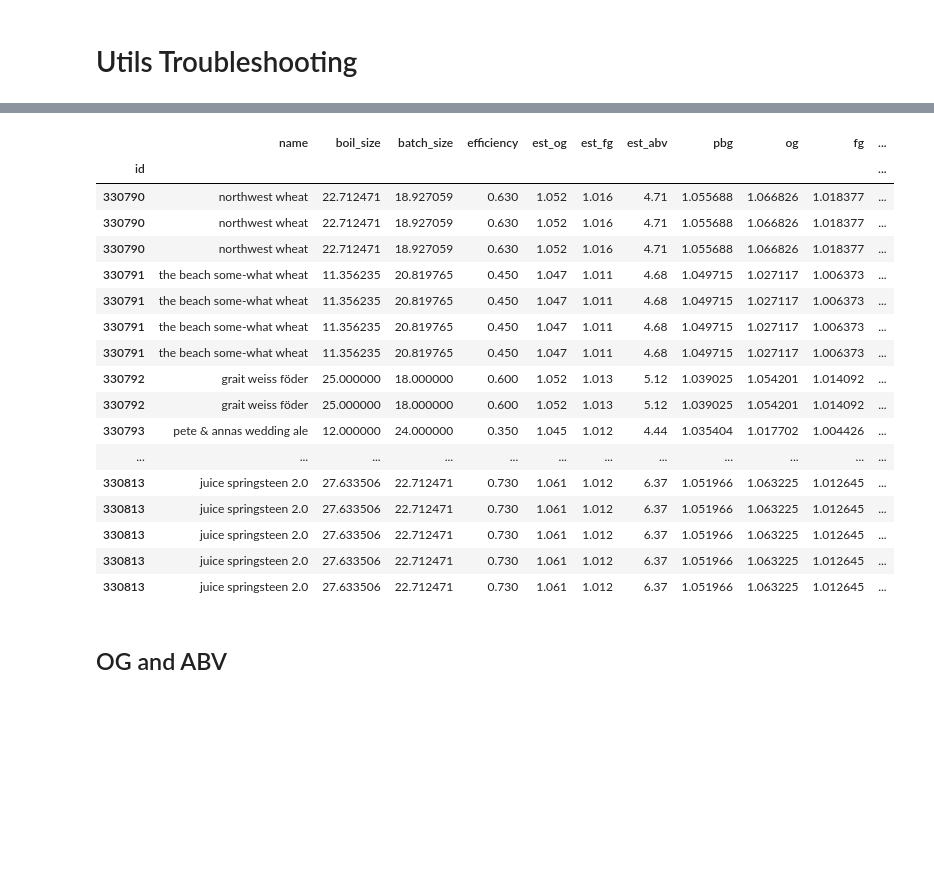
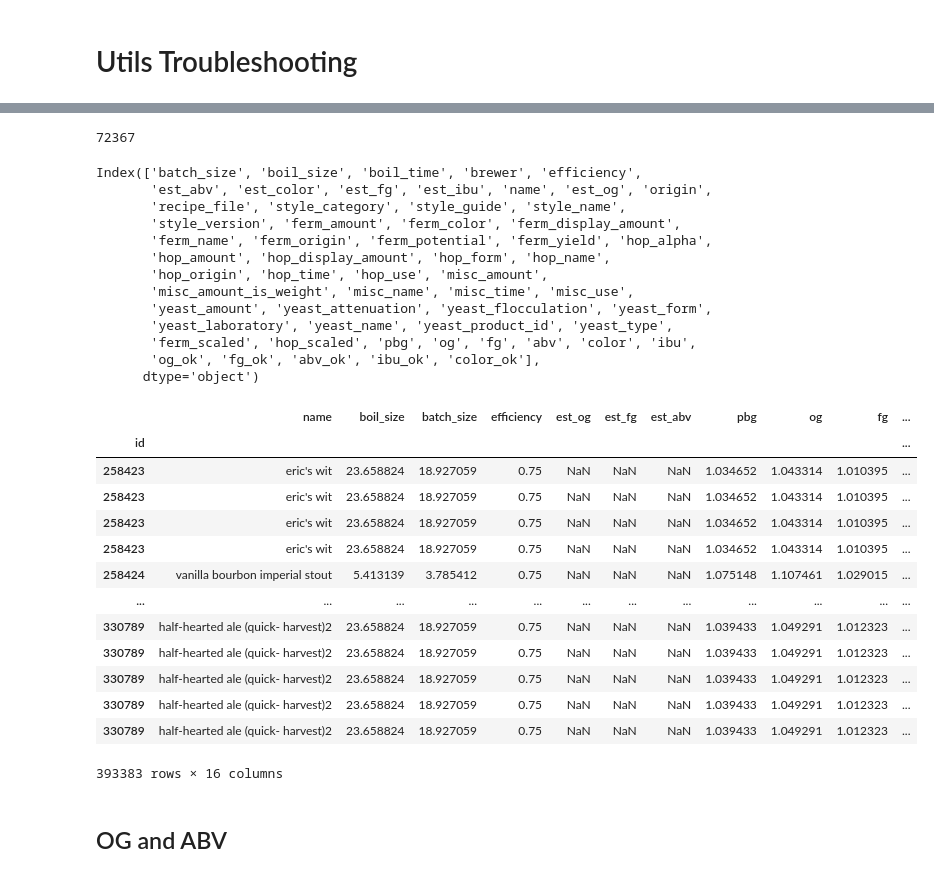
Before and after one commit to rmwoods/beer.ai, a Jupyter notebook: beer.ai/Utils_Troubleshooting.ipynb, the cells around one changed output, grey strips where cells are left out. Saved outputs shown, nothing was run; the diff lists cells and outputs as text; code cells hidden in the pictures; blank space fills up the shorter version.

Commit message:
Make validating vs. brewersfriend easier

```diff
--- a/beer.ai/Utils_Troubleshooting.ipynb
+++ b/beer.ai/Utils_Troubleshooting.ipynb
@@ -66,5 +88,6 @@ def add_quality_measures(df):
+# %%
+df = load_recipes(brewtoad_indices)
 # %%
-df = load_recipes()
 df = rename_est_fields(df)
 df = scale_ingreds(df)
 # %%
@@ -77,5 +100,23 @@ quality_measure_cols = [
+# %%
+df.index.nunique()
+# %% [output]
+72367
+# %%
+df.columns
+# %% [output]
+Index(['batch_size', 'boil_size', 'boil_time', 'brewer', 'efficiency',
+       'est_abv', 'est_color', 'est_fg', 'est_ibu', 'name', 'est_og', 'origin',
+       'recipe_file', 'style_category', 'style_guide', 'style_name',
+       'style_version', 'ferm_amount', 'ferm_color', 'ferm_display_amount',
+       'ferm_name', 'ferm_origin', 'ferm_potential', 'ferm_yield', 'hop_alpha',
+       'hop_amount', 'hop_display_amount', 'hop_form', 'hop_name',
+       'hop_origin', 'hop_time', 'hop_use', 'misc_amount',
+       'misc_amount_is_weight', 'misc_name', 'misc_time', 'misc_use',
+       'yeast_amount', 'yeast_attenuation', 'yeast_flocculation', 'yeast_form',
+       'yeast_laboratory', 'yeast_name', 'yeast_product_id', 'yeast_type',
+       'ferm_scaled', 'hop_scaled', 'pbg', 'og', 'fg', 'abv', 'color', 'ibu',
+       'og_ok', 'fg_ok', 'abv_ok', 'ibu_ok', 'color_ok'],
+      dtype='object')
 # %%
-metrics_troubleshoot_cols = [
-    "name", "boil_size", "batch_size", "efficiency", "est_og", "est_fg", "est_abv", "pbg", "og", "fg", "abv", "est_ibu","ibu", "est_color", "color"
-]
+metrics_troubleshoot_cols = ["name", "boil_size", "batch_size", "efficiency", "est_og", "est_fg", "est_abv", "pbg", "og", "fg", "abv", "est_ibu","ibu", "est_color", "color"]
 # %%
@@ -85,26 +124,20 @@ recipe_troubleshoot_cols =[
-# %%
-df.loc[400000, "efficiency"] = 0.80
 # %%
-df[metrics_troubleshoot_cols + ["og_ok"]].head(100)
+df[metrics_troubleshoot_cols + ["og_ok"]]
 # %% [output]
 |  | name | boil_size | batch_size | efficiency | est_og | est_fg | est_abv | pbg | og | fg | ... |
 | id |  |  |  |  |  |  |  |  |  |  | ... |
-| 330790 | northwest wheat | 22.712471 | 18.927059 | 0.630 | 1.052 | 1.016 | 4.71 | 1.055688 | 1.066826 | 1.018377 | ... |
-| 330790 | northwest wheat | 22.712471 | 18.927059 | 0.630 | 1.052 | 1.016 | 4.71 | 1.055688 | 1.066826 | 1.018377 | ... |
-| 330790 | northwest wheat | 22.712471 | 18.927059 | 0.630 | 1.052 | 1.016 | 4.71 | 1.055688 | 1.066826 | 1.018377 | ... |
-| 330791 | the beach some-what wheat | 11.356235 | 20.819765 | 0.450 | 1.047 | 1.011 | 4.68 | 1.049715 | 1.027117 | 1.006373 | ... |
-| 330791 | the beach some-what wheat | 11.356235 | 20.819765 | 0.450 | 1.047 | 1.011 | 4.68 | 1.049715 | 1.027117 | 1.006373 | ... |
-| 330791 | the beach some-what wheat | 11.356235 | 20.819765 | 0.450 | 1.047 | 1.011 | 4.68 | 1.049715 | 1.027117 | 1.006373 | ... |
-| 330791 | the beach some-what wheat | 11.356235 | 20.819765 | 0.450 | 1.047 | 1.011 | 4.68 | 1.049715 | 1.027117 | 1.006373 | ... |
-| 330792 | grait weiss föder | 25.000000 | 18.000000 | 0.600 | 1.052 | 1.013 | 5.12 | 1.039025 | 1.054201 | 1.014092 | ... |
-| 330792 | grait weiss föder | 25.000000 | 18.000000 | 0.600 | 1.052 | 1.013 | 5.12 | 1.039025 | 1.054201 | 1.014092 | ... |
-| 330793 | pete & annas wedding ale | 12.000000 | 24.000000 | 0.350 | 1.045 | 1.012 | 4.44 | 1.035404 | 1.017702 | 1.004426 | ... |
+| 258423 | eric's wit | 23.658824 | 18.927059 | 0.75 | NaN | NaN | NaN | 1.034652 | 1.043314 | 1.010395 | ... |
+| 258423 | eric's wit | 23.658824 | 18.927059 | 0.75 | NaN | NaN | NaN | 1.034652 | 1.043314 | 1.010395 | ... |
+| 258423 | eric's wit | 23.658824 | 18.927059 | 0.75 | NaN | NaN | NaN | 1.034652 | 1.043314 | 1.010395 | ... |
+| 258423 | eric's wit | 23.658824 | 18.927059 | 0.75 | NaN | NaN | NaN | 1.034652 | 1.043314 | 1.010395 | ... |
+| 258424 | vanilla bourbon imperial stout | 5.413139 | 3.785412 | 0.75 | NaN | NaN | NaN | 1.075148 | 1.107461 | 1.029015 | ... |
 | ... | ... | ... | ... | ... | ... | ... | ... | ... | ... | ... | ... |
-| 330813 | juice springsteen 2.0 | 27.633506 | 22.712471 | 0.730 | 1.061 | 1.012 | 6.37 | 1.051966 | 1.063225 | 1.012645 | ... |
-| 330813 | juice springsteen 2.0 | 27.633506 | 22.712471 | 0.730 | 1.061 | 1.012 | 6.37 | 1.051966 | 1.063225 | 1.012645 | ... |
-| 330813 | juice springsteen 2.0 | 27.633506 | 22.712471 | 0.730 | 1.061 | 1.012 | 6.37 | 1.051966 | 1.063225 | 1.012645 | ... |
-| 330813 | juice springsteen 2.0 | 27.633506 | 22.712471 | 0.730 | 1.061 | 1.012 | 6.37 | 1.051966 | 1.063225 | 1.012645 | ... |
-| 330813 | juice springsteen 2.0 | 27.633506 | 22.712471 | 0.730 | 1.061 | 1.012 | 6.37 | 1.051966 | 1.063225 | 1.012645 | ... |
+| 330789 | half-hearted ale (quick- harvest)2 | 23.658824 | 18.927059 | 0.75 | NaN | NaN | NaN | 1.039433 | 1.049291 | 1.012323 | ... |
+| 330789 | half-hearted ale (quick- harvest)2 | 23.658824 | 18.927059 | 0.75 | NaN | NaN | NaN | 1.039433 | 1.049291 | 1.012323 | ... |
+| 330789 | half-hearted ale (quick- harvest)2 | 23.658824 | 18.927059 | 0.75 | NaN | NaN | NaN | 1.039433 | 1.049291 | 1.012323 | ... |
+| 330789 | half-hearted ale (quick- harvest)2 | 23.658824 | 18.927059 | 0.75 | NaN | NaN | NaN | 1.039433 | 1.049291 | 1.012323 | ... |
+| 330789 | half-hearted ale (quick- harvest)2 | 23.658824 | 18.927059 | 0.75 | NaN | NaN | NaN | 1.039433 | 1.049291 | 1.012323 | ... |
+393383 rows × 16 columns
 # %% [markdown]
 ## OG and ABV
 # %%
```
Also changed, not shown: parts of 16 cells of this notebook.
